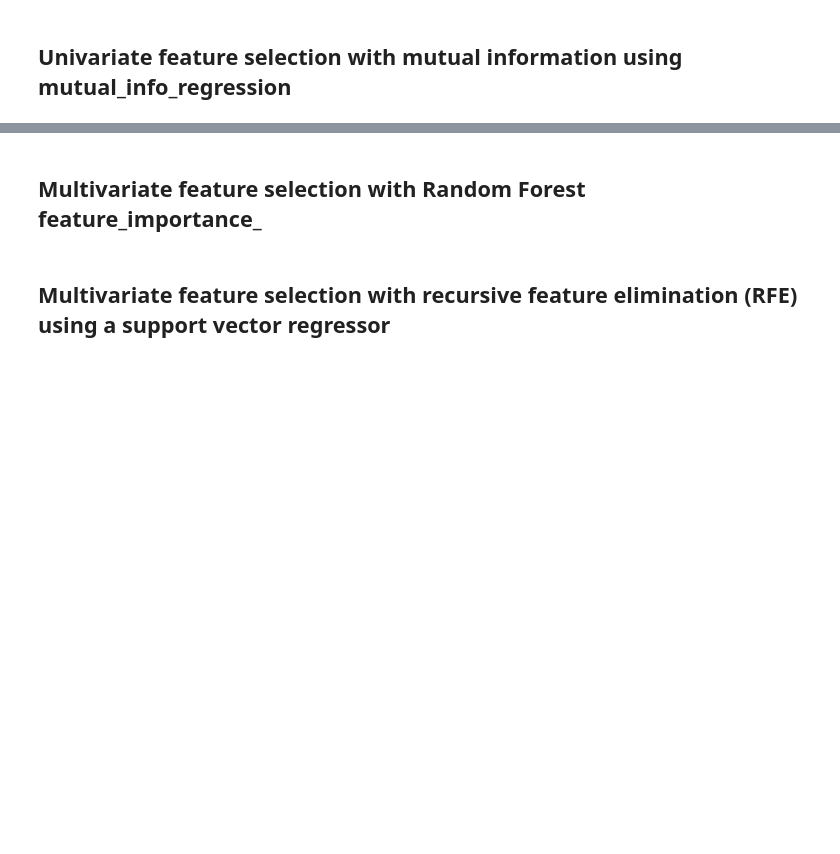
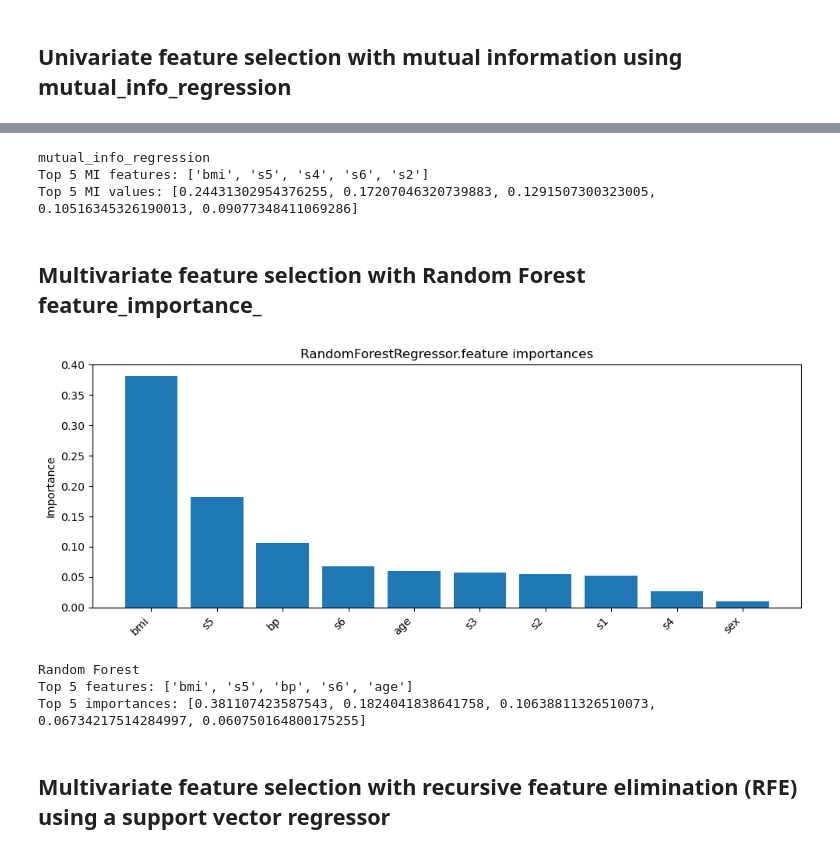
Before and after one commit to Mfershalov/hw4p6-Mfershalov, a Jupyter notebook: dsei2100s26hw4p6-feature-selection.ipynb, the cells around one changed output, grey strips where cells are left out. Saved outputs shown, nothing was run; the diff lists cells and outputs as text; code cells hidden in the pictures; blank space fills up the shorter version.

```diff
--- a/dsei2100s26hw4p6-feature-selection.ipynb
+++ b/dsei2100s26hw4p6-feature-selection.ipynb
@@ -128,13 +167,46 @@ A Here:
 # %%
 # What are the top 5 features according to mutual_info_regression?
+top5_mi = list(sorted_names_mi[:5])
+print("mutual_info_regression")
+print("Top 5 MI features:", top5_mi)
+print("Top 5 MI values:", list(sorted_vals_mi[:5]))
+# %% [output]
+mutual_info_regression
+Top 5 MI features: ['bmi', 's5', 's4', 's6', 's2']
+Top 5 MI values: [0.24431302954376255, 0.17207046320739883, 0.1291507300323005, 0.10516345326190013, 0.09077348411069286]
 # %% [markdown]
 ## Multivariate feature selection with Random Forest feature_importance_
 # %%
 # Use random forest feature_importance_ to get the feature importance, sort by the absolute value
 # but show the signed value on y and label on x by variable name
 # Should be a bar graph
+rf = RandomForestRegressor(n_estimators=1000, random_state=42, n_jobs=-1)
+rf.fit(X_train, y_train)
+
+fi = rf.feature_importances_
+fi_order = np.argsort(fi)[::-1]
+sorted_names_rf = np.array(data.feature_names)[fi_order]
+sorted_vals_rf = fi[fi_order]
+
+plt.figure(figsize=(10, 4))
+plt.bar(sorted_names_rf, sorted_vals_rf)
+plt.title("RandomForestRegressor.feature importances")
+plt.ylabel("Importance")
+plt.xticks(rotation=45, ha="right")
+plt.tight_layout()
+plt.show()
+# %% [output]
+[figure, added]
 # %%
 # What are the top 5 features according to random forest feature_importance_?
+top5_rf = list(sorted_names_rf[:5])
+print("Random Forest")
+print("Top 5 features:", top5_rf)
+print("Top 5 importances:", list(sorted_vals_rf[:5]))
+# %% [output]
+Random Forest
+Top 5 features: ['bmi', 's5', 'bp', 's6', 'age']
+Top 5 importances: [0.381107423587543, 0.1824041838641758, 0.10638811326510073, 0.06734217514284997, 0.060750164800175255]
 # %% [markdown]
 ## Multivariate feature selection with recursive feature elimination (RFE) using a support vector regressor
 # %%
```
Also changed, not shown: parts of 6 cells of this notebook.
